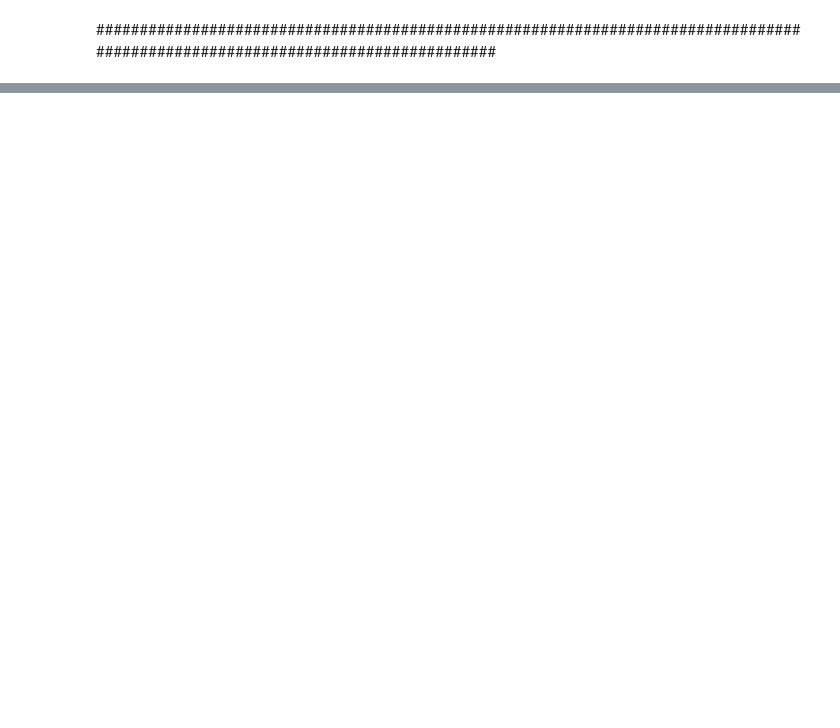
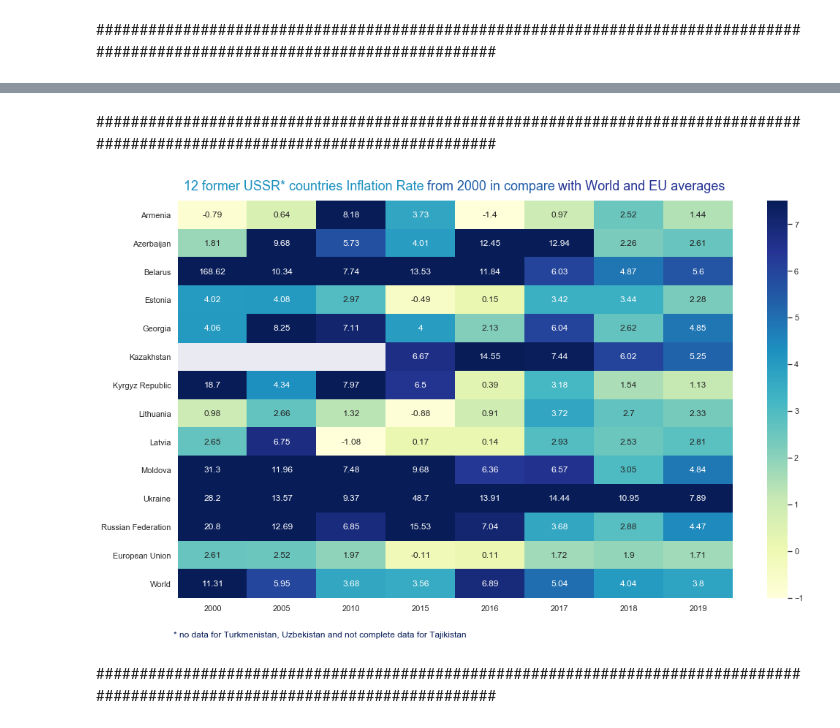
Before and after one commit to unkind58/Belarus_statistics_and-_comparison, a Jupyter notebook: app.ipynb, the cells around one changed output, grey strips where cells are left out. Cells and saved outputs as stored; diff of their text form; code cells hidden in the pictures; blank space fills up the shorter version.

```diff
--- a/app.ipynb
+++ b/app.ipynb
@@ -298,0 +316,23 @@ plt.tight_layout()
+# %% [markdown]
+###############################################################################################################################
+# %%
+df_ir = pd.read_csv(path_ir, low_memory=False)
+df_ir = df_ir.drop(['Country Code'], axis=1).set_index('Country Name')
+# %%
+df_ir = df_ir.loc[:,['2000','2005','2010','2015','2016','2017','2018','2019']]
+df_ir = df_ir.drop(['Tajikistan', 'Turkmenistan', 'Uzbekistan'])
+df_ir = df_ir.round(2)
+# %%
+f, ax = plt.subplots(figsize=(17, 10))
+sns.heatmap(df_ir, annot=True, robust=False,cmap='YlGnBu', ax=ax, fmt='g', vmin= -1, vmax=7.5)
+plt.ylabel(None)
+#plt.title('12 former USSR* countries Inflation Rate from 2000 in compare with World and EU averages',fontsize=18, fontstyle='italic', pad=18)
+plt.figtext(.12, .05,("\n"*2) +  """* no data for Turkmenistan, Uzbekistan and not complete data for Tajikistan""", color='#081d58', weight='light' )
+plt.figtext(0.40, 0.9, '12 former USSR* countries Inflation Rate', fontsize=18, color='#1d91c0', ha ='right')
+plt.figtext(0.55, 0.9, 'with World and EU averages', fontsize=18, color='#253494', ha ='left')
+plt.figtext(0.475, 0.9, 'from 2000 in compare', fontsize=18, color='#225ea8', ha ='center')
+plt.show()
+# %% [output]
+[figure, added]
+# %% [markdown]
+###############################################################################################################################
```
Also changed, not shown: parts of 5 cells of this notebook.
